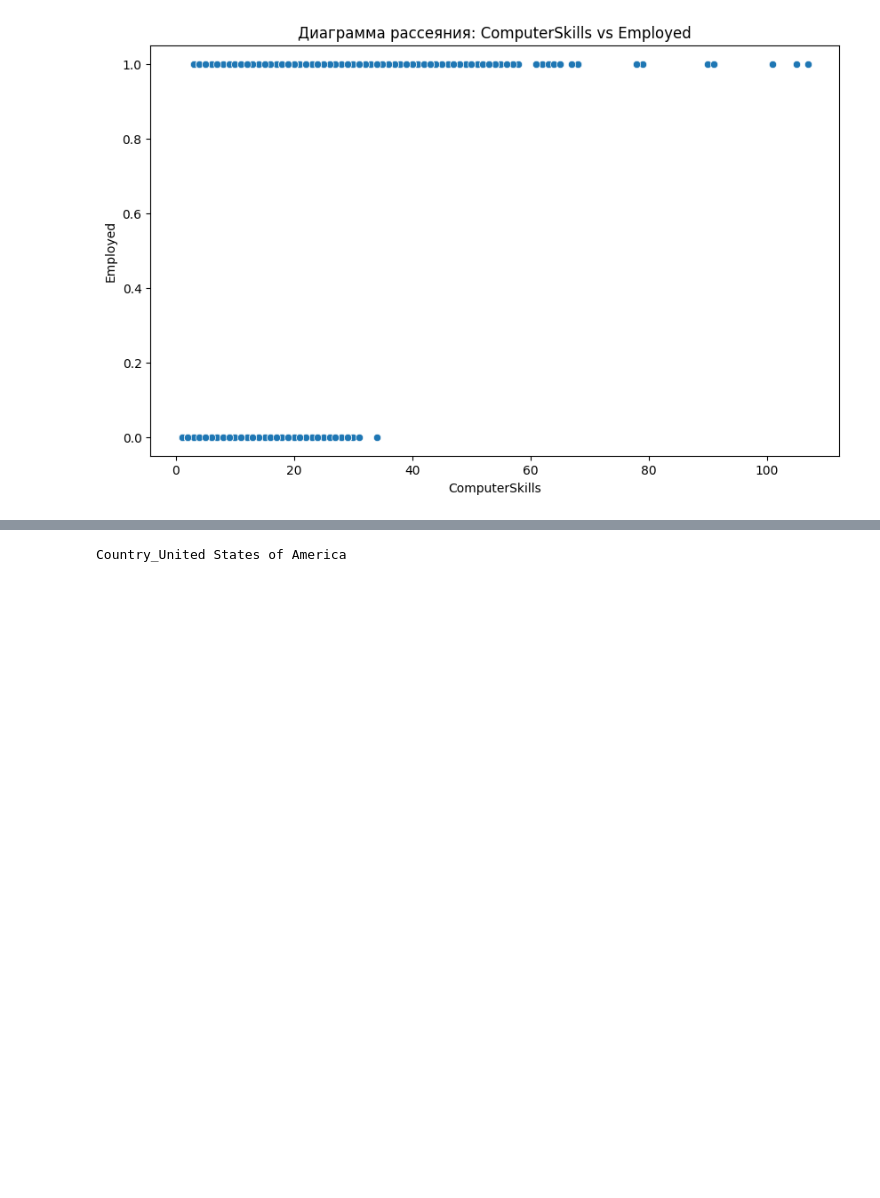
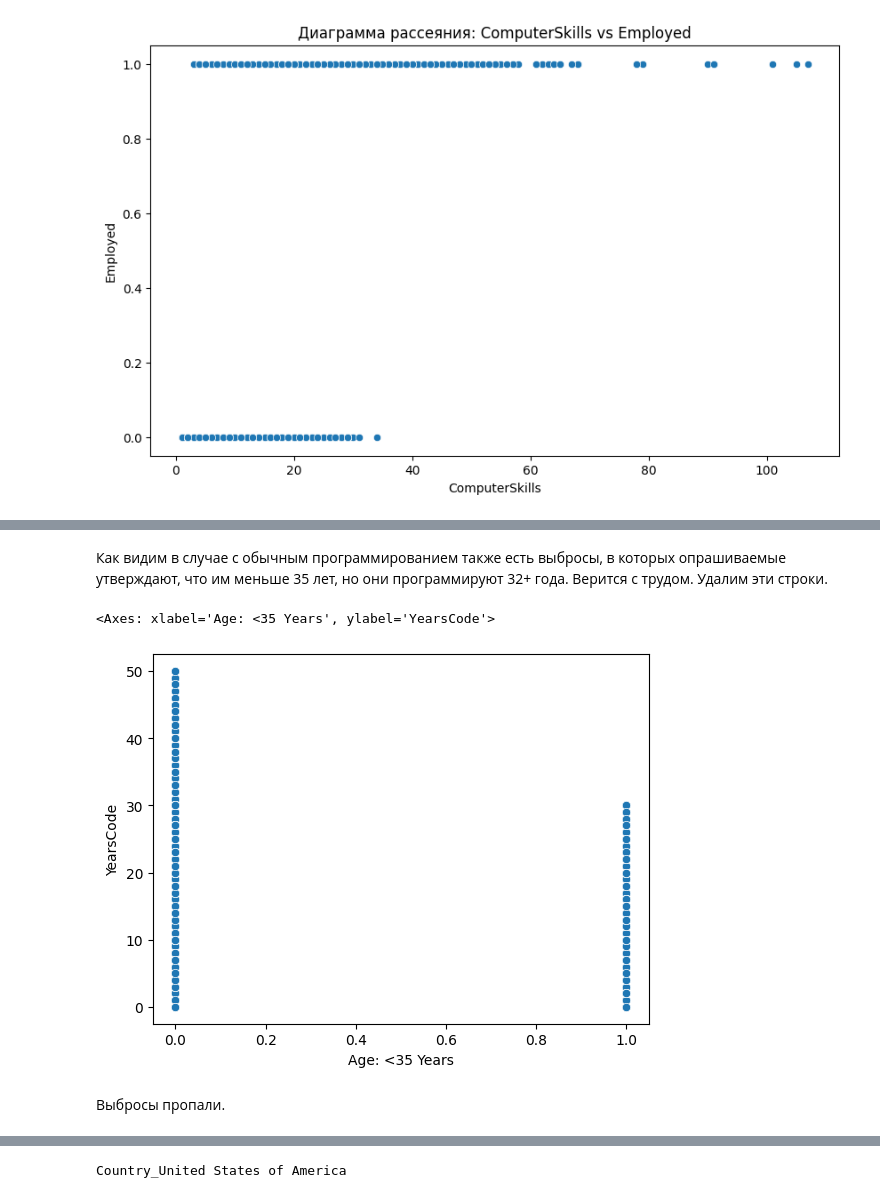
Before and after one commit to Den9p/MO_2, a Jupyter notebook: Кувшанов,_Поляруш,_Чепак_ТюмГУ_МО2_ДЗ_1.ipynb, the cells around one changed output, grey strips where cells are left out. Drawn from its saved outputs; the diff is of its cells as text; code cells hidden in the pictures; blank space fills up the shorter version.

```diff
--- a/Кувшанов,_Поляруш,_Чепак_ТюмГУ_МО2_ДЗ_1.ipynb
+++ b/Кувшанов,_Поляруш,_Чепак_ТюмГУ_МО2_ДЗ_1.ipynb
@@ -414,0 +448,11 @@ for column in columns_with_high_corr:
+# %% [markdown]
+Как видим в случае с обычным программированием также есть выбросы, в которых опрашиваемые утверждают, что им меньше 35 лет, но они программируют 32+ года. Верится с трудом. Удалим эти строки.
+# %%
+df = df[~((df['Age: <35 Years'] == 1) & (df['YearsCode'] > 30))]
+# %%
+sns.scatterplot(x='Age: <35 Years',y='YearsCode',data=df)
+# %% [output]
+<Axes: xlabel='Age: <35 Years', ylabel='YearsCode'>
+[figure, added]
+# %% [markdown]
+Выбросы пропали.
```
Also changed, not shown: parts of 17 cells of this notebook.
